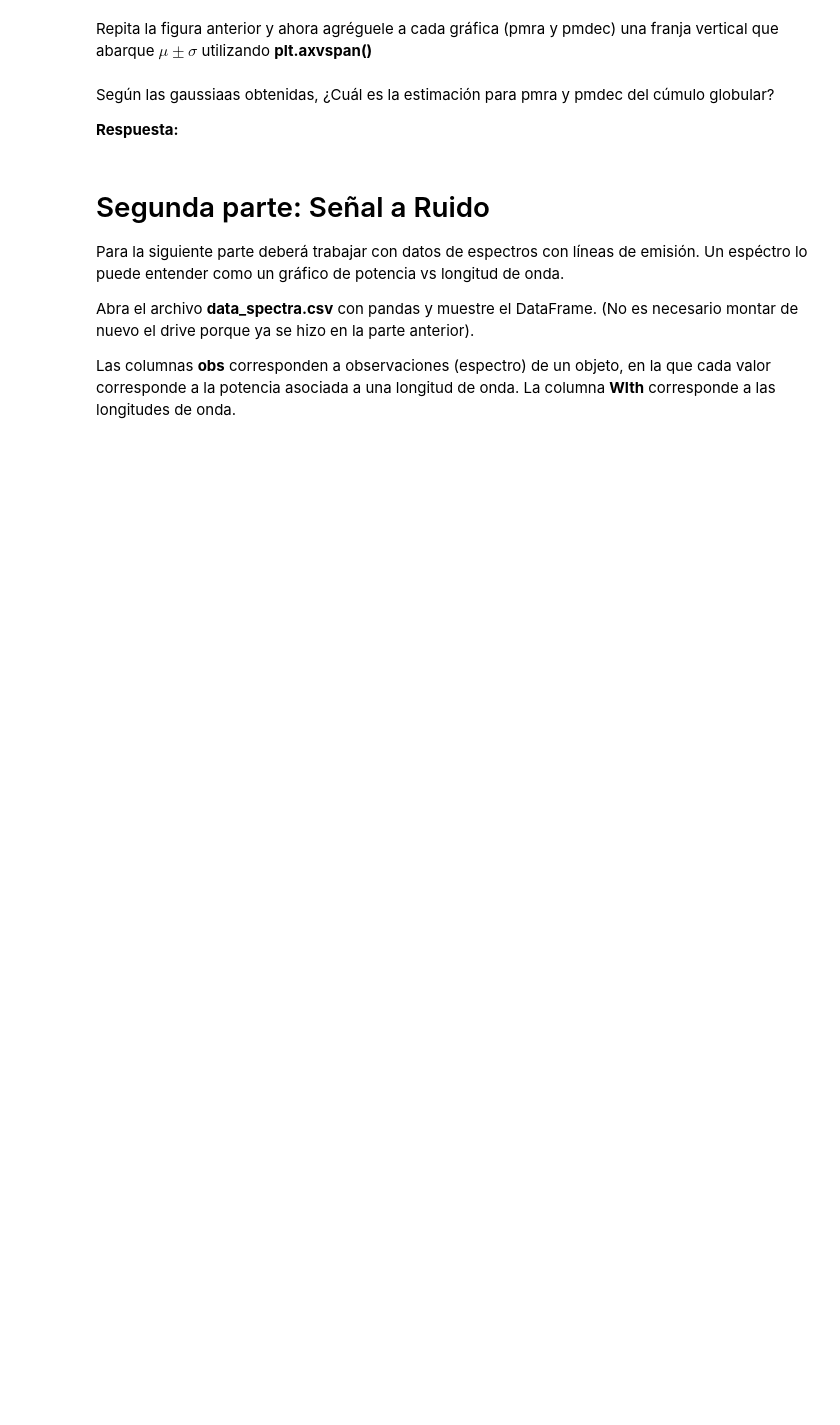
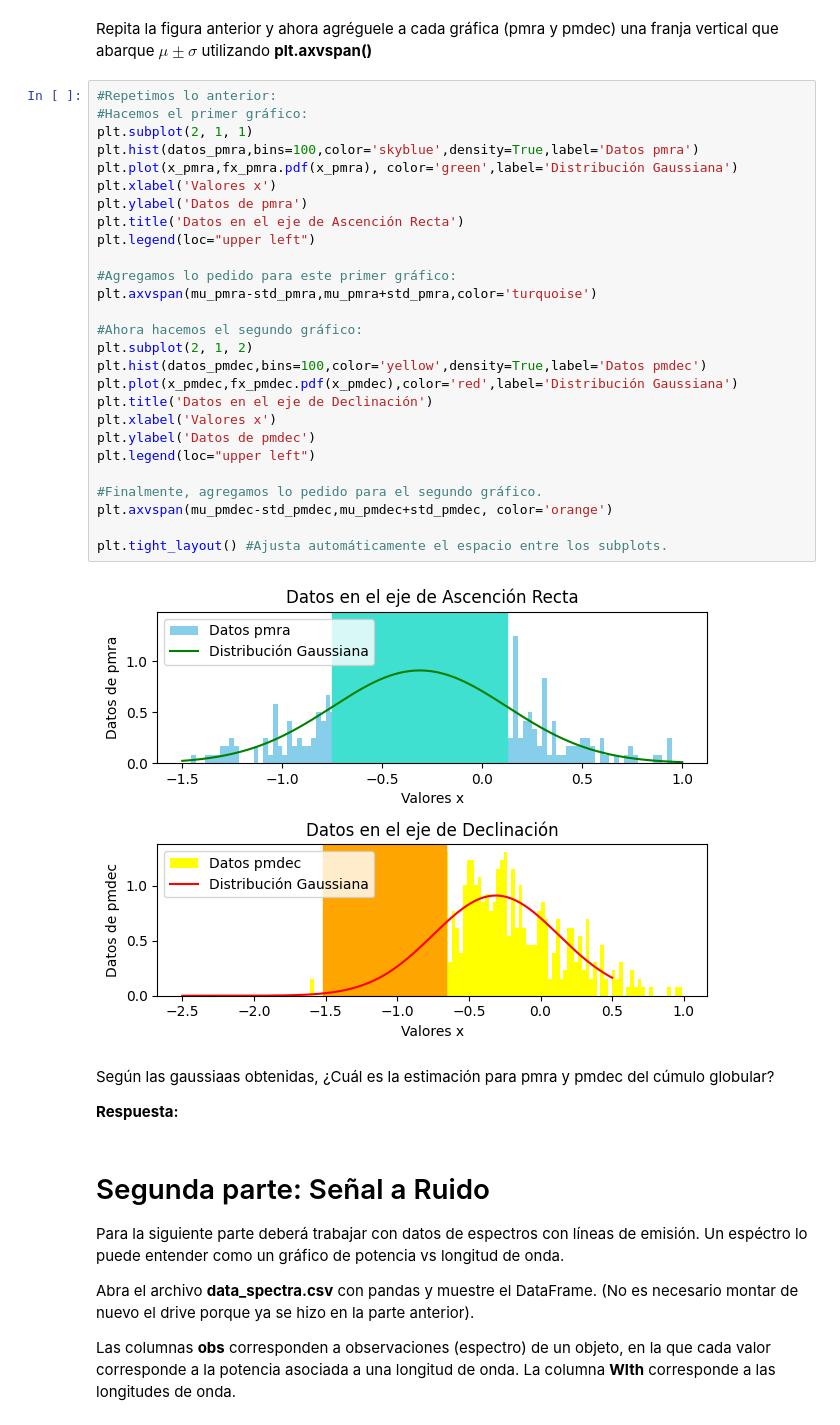
Before and after one commit to FranciscaHM/Tarea-2, a Jupyter notebook: Tarea2.ipynb, the cells around one changed output. Saved outputs shown, nothing was run; the diff lists cells and outputs as text; blank space fills up the shorter version.

```diff
--- a/Tarea2.ipynb
+++ b/Tarea2.ipynb
@@ -220,5 +228,34 @@ ValueError: Single argument to subplot must be a three-digit integer, not array(
 # %% [markdown]
 Repita la figura anterior y ahora agréguele a cada gráfica (pmra y pmdec) una franja vertical que abarque $\mu \pm \sigma$ utilizando **plt.axvspan()**
+# %%
+#Repetimos lo anterior:
+#Hacemos el primer gráfico:
+plt.subplot(2, 1, 1)
+plt.hist(datos_pmra,bins=100,color='skyblue',density=True,label='Datos pmra')
+plt.plot(x_pmra,fx_pmra.pdf(x_pmra), color='green',label='Distribución Gaussiana')
+plt.xlabel('Valores x')
+plt.ylabel('Datos de pmra')
+plt.title('Datos en el eje de Ascención Recta')
+plt.legend(loc="upper left")
+
+#Agregamos lo pedido para este primer gráfico:
+plt.axvspan(mu_pmra-std_pmra,mu_pmra+std_pmra,color='turquoise')
+
+#Ahora hacemos el segundo gráfico:
+plt.subplot(2, 1, 2)
+plt.hist(datos_pmdec,bins=100,color='yellow',density=True,label='Datos pmdec')
+plt.plot(x_pmdec,fx_pmdec.pdf(x_pmdec),color='red',label='Distribución Gaussiana')
+plt.title('Datos en el eje de Declinación')
+plt.xlabel('Valores x')
+plt.ylabel('Datos de pmdec')
+plt.legend(loc="upper left")
+
+#Finalmente, agregamos lo pedido para el segundo gráfico.
+plt.axvspan(mu_pmdec-std_pmdec,mu_pmdec+std_pmdec, color='orange')
+
+plt.tight_layout() #Ajusta automáticamente el espacio entre los subplots.
+# %% [output]
+[figure, added]
 # %% [markdown]
 Según las gaussiaas obtenidas, ¿Cuál es la estimación para pmra y pmdec del cúmulo globular?
 
```
Also changed, not shown: parts of 6 cells of this notebook.
